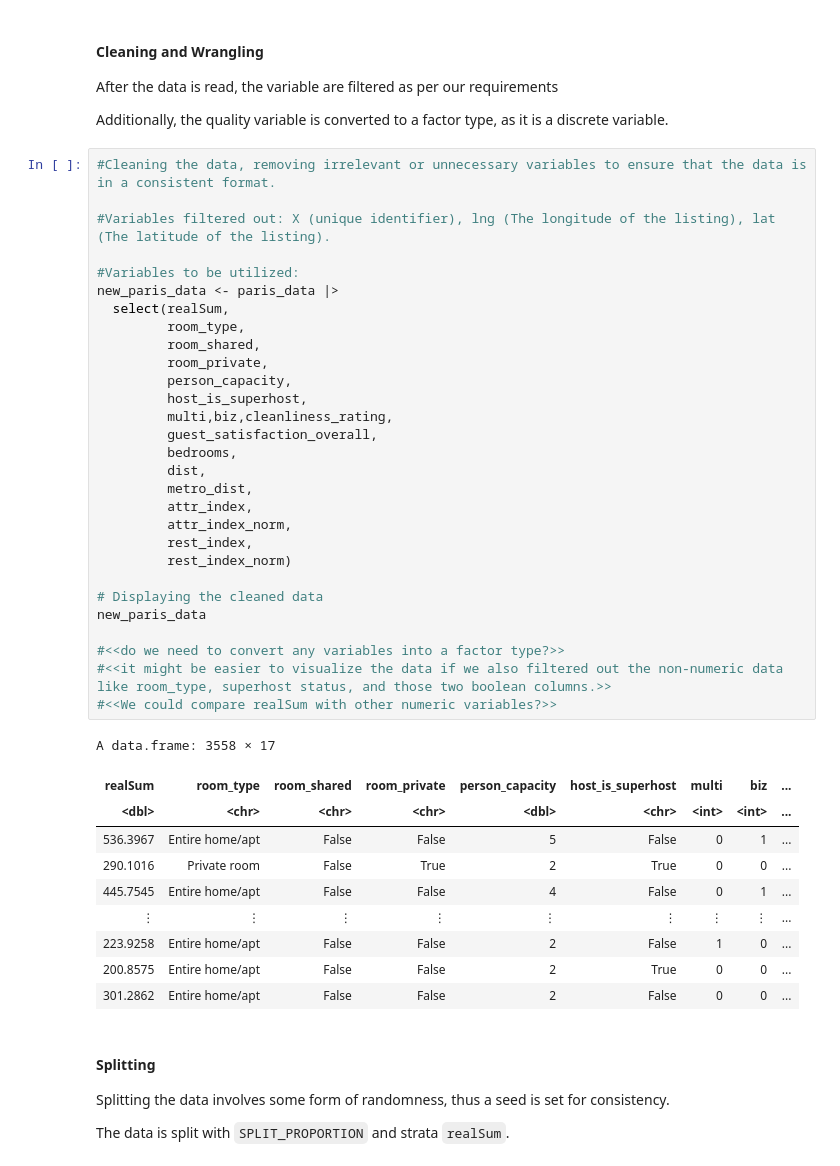
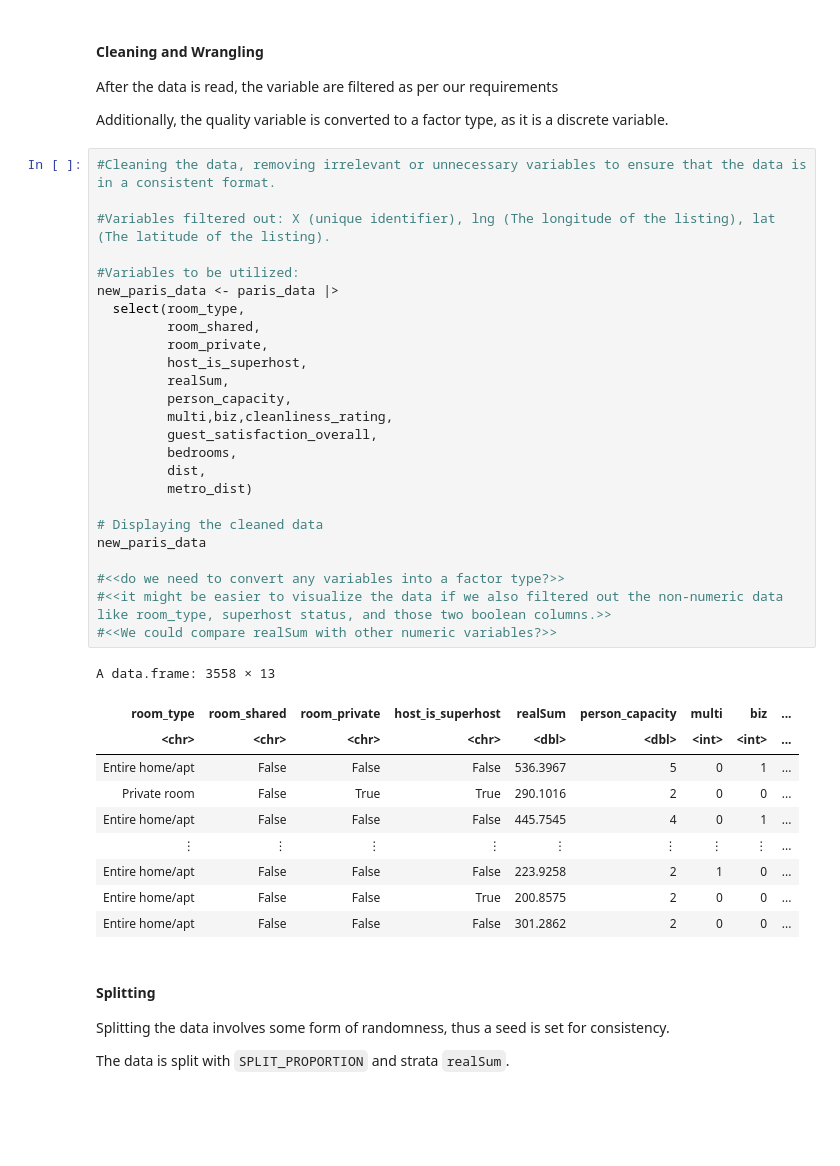
Before and after one commit to kairavv/dsci-100-2022w2-group-17, a Jupyter notebook: project_proposal.ipynb, the cells around one changed output. Saved outputs shown, nothing was run; the diff lists cells and outputs as text; blank space fills up the shorter version.

```diff
--- a/project_proposal.ipynb
+++ b/project_proposal.ipynb
@@ -96,43 +96,39 @@ Additionally, the quality variable is converted to a factor type, as it is a dis
 # %%
 #Cleaning the data, removing irrelevant or unnecessary variables to ensure that the data is in a consistent format.
 
 #Variables filtered out: X (unique identifier), lng (The longitude of the listing), lat (The latitude of the listing).
 
 #Variables to be utilized:
 new_paris_data <- paris_data |>
-  select(realSum,
-         room_type,
+  select(room_type,
          room_shared,
          room_private,
+         host_is_superhost,
+         realSum,
          person_capacity,
-         host_is_superhost,
          multi,biz,cleanliness_rating,
          guest_satisfaction_overall,
          bedrooms,
          dist,
-         metro_dist,
-         attr_index,
-         attr_index_norm,
-         rest_index,
-         rest_index_norm)
+         metro_dist)
 
 # Displaying the cleaned data
 new_paris_data
 
 #<<do we need to convert any variables into a factor type?>>
 #<<it might be easier to visualize the data if we also filtered out the non-numeric data like room_type, superhost status, and those two boolean columns.>>
 #<<We could compare realSum with other numeric variables?>>
 # %% [output]
-A data.frame: 3558 × 17
+A data.frame: 3558 × 13
-| realSum | room_type | room_shared | room_private | person_capacity | host_is_superhost | multi | biz | ... |
-| <dbl> | <chr> | <chr> | <chr> | <dbl> | <chr> | <int> | <int> | ... |
-| 536.3967 | Entire home/apt | False | False | 5 | False | 0 | 1 | ... |
-| 290.1016 | Private room | False | True | 2 | True | 0 | 0 | ... |
-| 445.7545 | Entire home/apt | False | False | 4 | False | 0 | 1 | ... |
+| room_type | room_shared | room_private | host_is_superhost | realSum | person_capacity | multi | biz | ... |
+| <chr> | <chr> | <chr> | <chr> | <dbl> | <dbl> | <int> | <int> | ... |
+| Entire home/apt | False | False | False | 536.3967 | 5 | 0 | 1 | ... |
+| Private room | False | True | True | 290.1016 | 2 | 0 | 0 | ... |
+| Entire home/apt | False | False | False | 445.7545 | 4 | 0 | 1 | ... |
 | ⋮ | ⋮ | ⋮ | ⋮ | ⋮ | ⋮ | ⋮ | ⋮ | ... |
-| 223.9258 | Entire home/apt | False | False | 2 | False | 1 | 0 | ... |
-| 200.8575 | Entire home/apt | False | False | 2 | True | 0 | 0 | ... |
-| 301.2862 | Entire home/apt | False | False | 2 | False | 0 | 0 | ... |
+| Entire home/apt | False | False | False | 223.9258 | 2 | 1 | 0 | ... |
+| Entire home/apt | False | False | True | 200.8575 | 2 | 0 | 0 | ... |
+| Entire home/apt | False | False | False | 301.2862 | 2 | 0 | 0 | ... |
 # %% [markdown]
 #### Splitting
 Splitting the data involves some form of randomness, thus a seed is set for consistency.
```
Also changed, not shown: parts of 1 cell of this notebook.
